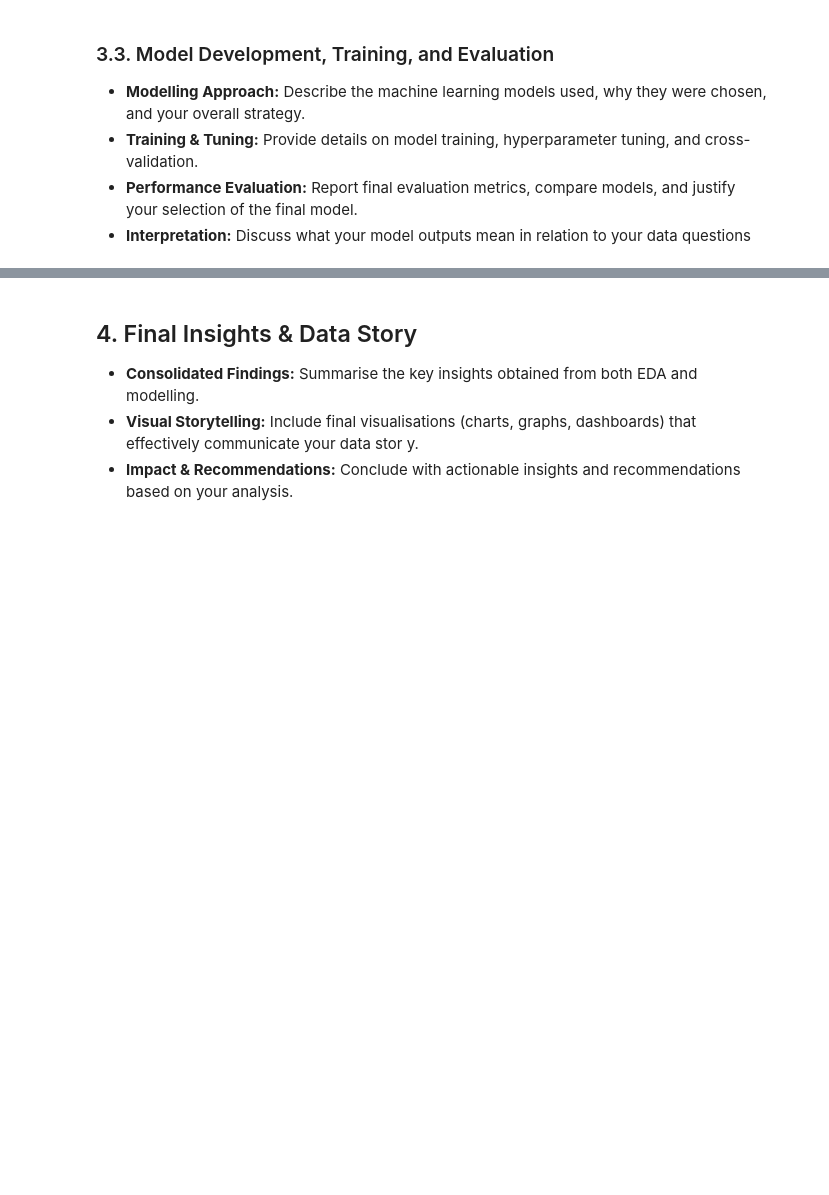
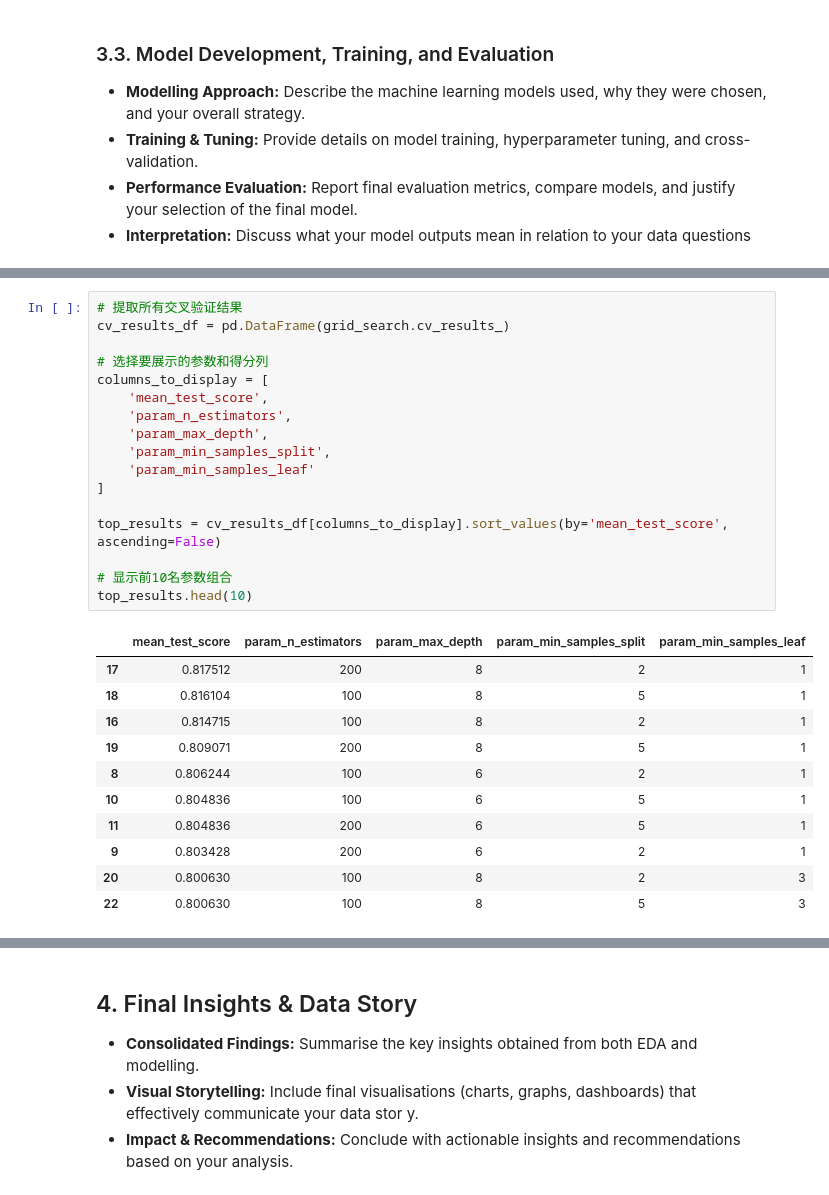
Before and after one commit to wuke0708/5001, a Jupyter notebook: CIV_Group2_f3.ipynb, the cells around one changed output, grey strips where cells are left out. Drawn from its saved outputs; the diff is of its cells as text; blank space fills up the shorter version.

```diff
--- a/CIV_Group2_f3.ipynb
+++ b/CIV_Group2_f3.ipynb
@@ -1423,0 +1332,29 @@ X.columns.tolist()
+# %%
+# 提取所有交叉验证结果
+cv_results_df = pd.DataFrame(grid_search.cv_results_)
+
+# 选择要展示的参数和得分列
+columns_to_display = [
+    'mean_test_score',
+    'param_n_estimators',
+    'param_max_depth',
+    'param_min_samples_split',
+    'param_min_samples_leaf'
+]
+
+top_results = cv_results_df[columns_to_display].sort_values(by='mean_test_score', ascending=False)
+
+# 显示前10名参数组合
+top_results.head(10)
+# %% [output]
+|  | mean_test_score | param_n_estimators | param_max_depth | param_min_samples_split | param_min_samples_leaf |
+| 17 | 0.817512 | 200 | 8 | 2 | 1 |
+| 18 | 0.816104 | 100 | 8 | 5 | 1 |
+| 16 | 0.814715 | 100 | 8 | 2 | 1 |
+| 19 | 0.809071 | 200 | 8 | 5 | 1 |
+| 8 | 0.806244 | 100 | 6 | 2 | 1 |
+| 10 | 0.804836 | 100 | 6 | 5 | 1 |
+| 11 | 0.804836 | 200 | 6 | 5 | 1 |
+| 9 | 0.803428 | 200 | 6 | 2 | 1 |
+| 20 | 0.800630 | 100 | 8 | 2 | 3 |
+| 22 | 0.800630 | 100 | 8 | 5 | 3 |
```
Also changed, not shown: parts of 32 cells of this notebook.
